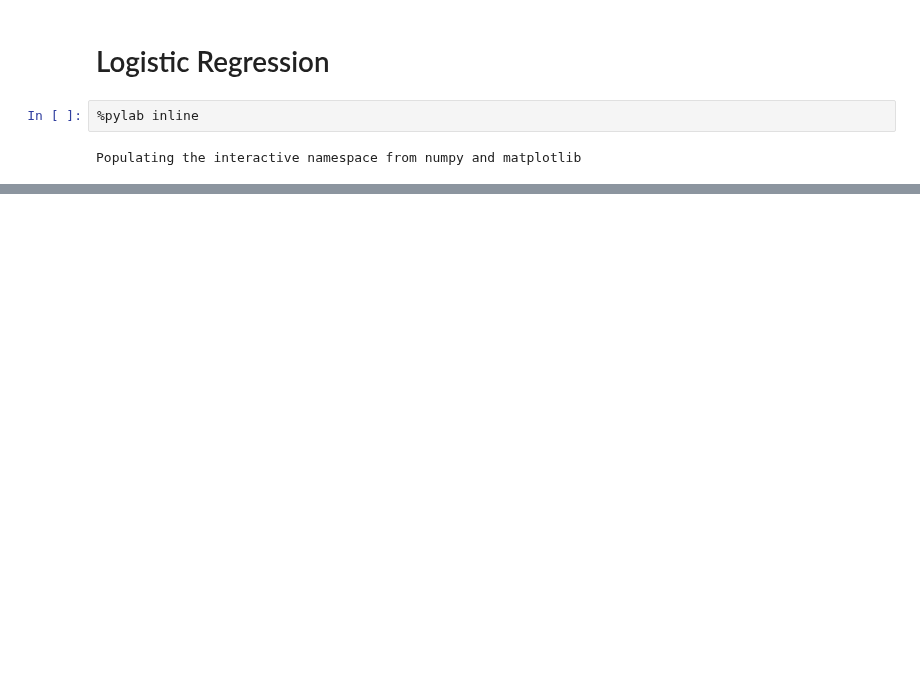
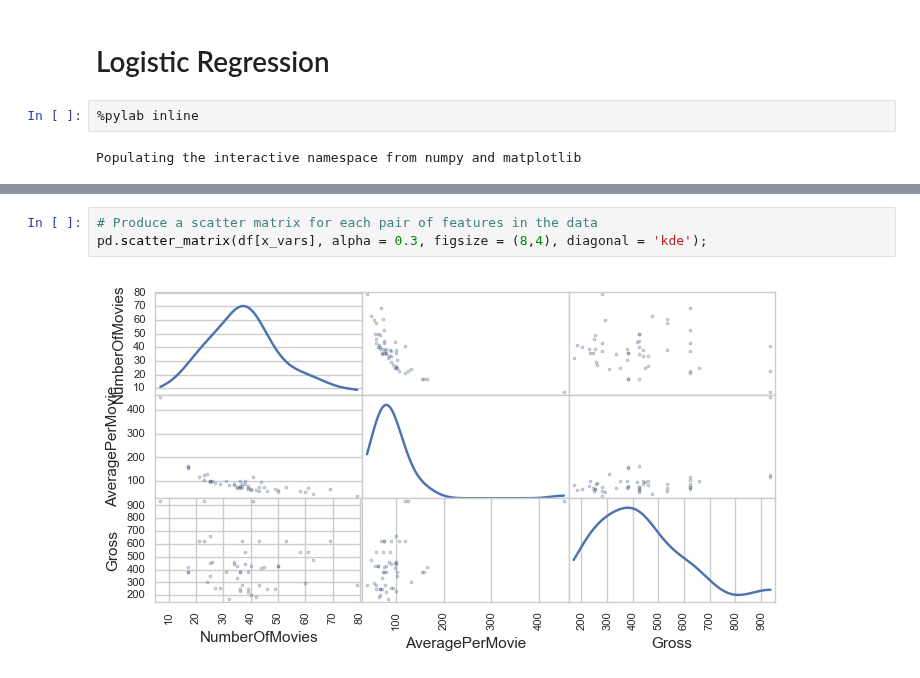
Before and after one commit to omoju/Fundamentals, a Jupyter notebook: Data/data_ML_LogisticRegression.ipynb, the cells around one changed output, grey strips where cells are left out. Drawn from its saved outputs; the diff is of its cells as text; blank space fills up the shorter version.

```diff
--- a/Data/data_ML_LogisticRegression.ipynb
+++ b/Data/data_ML_LogisticRegression.ipynb
@@ -185,0 +155,5 @@ triple[0]
+# %%
+# Produce a scatter matrix for each pair of features in the data
+pd.scatter_matrix(df[x_vars], alpha = 0.3, figsize = (8,4), diagonal = 'kde');
+# %% [output]
+[figure, added]
```
Also changed, not shown: parts of 43 cells of this notebook.
